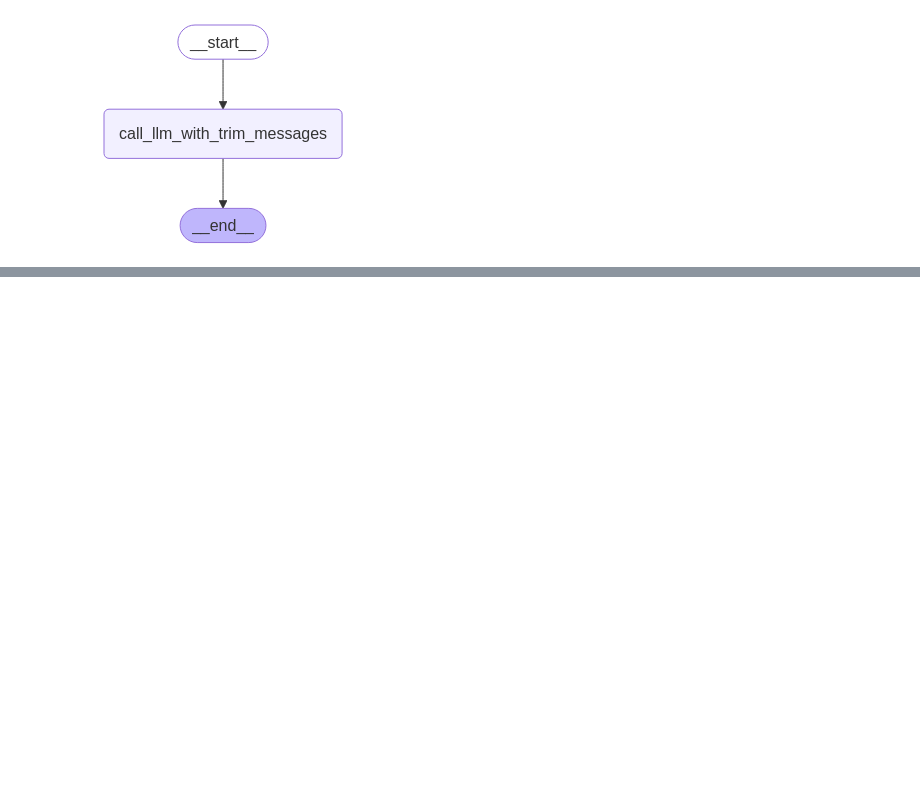
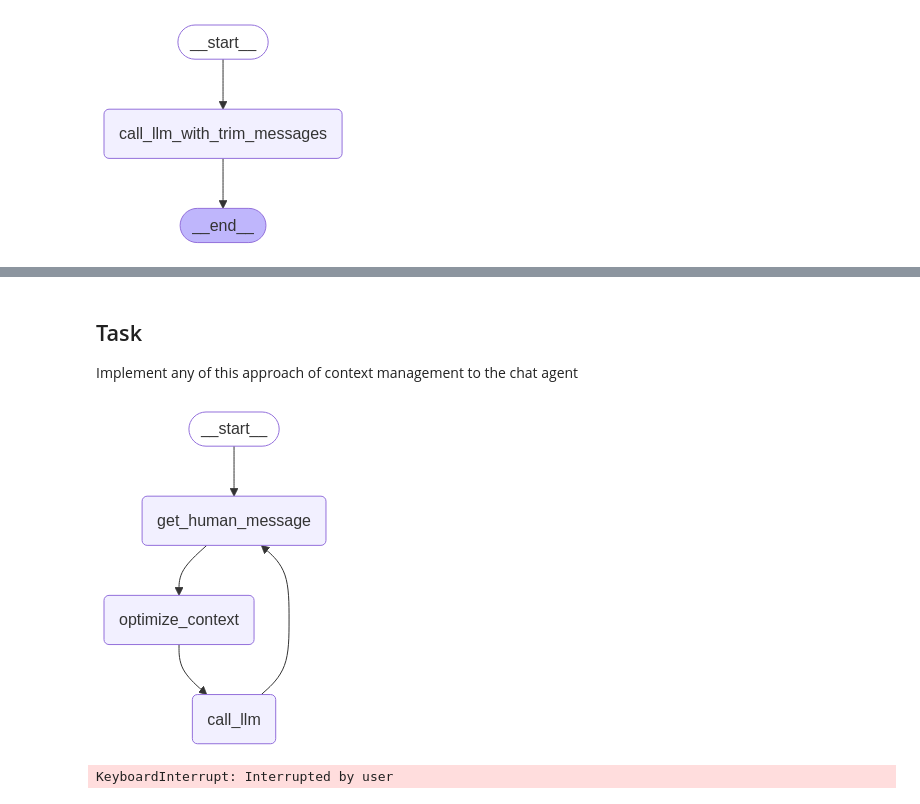
Before and after one commit to SlinkoIgor/Agents101, a Jupyter notebook: module_2/1-trim-filter-messages.ipynb, the cells around one changed output, grey strips where cells are left out. Drawn from its saved outputs; the diff is of its cells as text; code cells hidden in the pictures; blank space fills up the shorter version.

Commit message:
Add task for trimming and filtering

```diff
--- a/module_2/1-trim-filter-messages.ipynb
+++ b/module_2/1-trim-filter-messages.ipynb
@@ -394,0 +414,45 @@ I'm sorry, I don't have the context of our conversation. Could you please provid
+# %% [markdown]
+## Task
+
+Implement any of this approach of context management to the chat agent
+# %%
+from langchain_core.messages import trim_messages
+
+# Node
+def call_llm(state: MessagesState):
+    # TODO: implement filtering
+    return {"messages": [llm.invoke(state["messages"])]}
+
+def get_human_message(state: MessagesState):
+    input_comment = ""
+    if len(state["messages"]) != 0:
+        input_comment += f"LLM: {state['messages'][-1].content}"
+    human_message = input(f"{input_comment}\nEnter your message: ")
+    return {"messages": [HumanMessage(human_message)]}
+
+def optimize_context(state: MessagesState):
+    # TODO: or implement removing/trimming to short context
+    return state
+
+# Build graph
+builder = StateGraph(MessagesState)
+
+builder.add_node("call_llm", call_llm)
+builder.add_node("get_human_message", get_human_message)
+builder.add_node("optimize_context", optimize_context)
+
+builder.add_edge(START, "get_human_message")
+builder.add_edge("get_human_message", "optimize_context")
+builder.add_edge("optimize_context", "call_llm")
+builder.add_edge("call_llm", "get_human_message")
+
+graph = builder.compile()
+
+# View
+display(Image(graph.get_graph().draw_mermaid_png()))
+# %% [output]
+[figure, added]
+# %%
+graph.invoke({})
+# %% [output]
+KeyboardInterrupt: Interrupted by user
```
Also changed, not shown: parts of 23 cells of this notebook.
